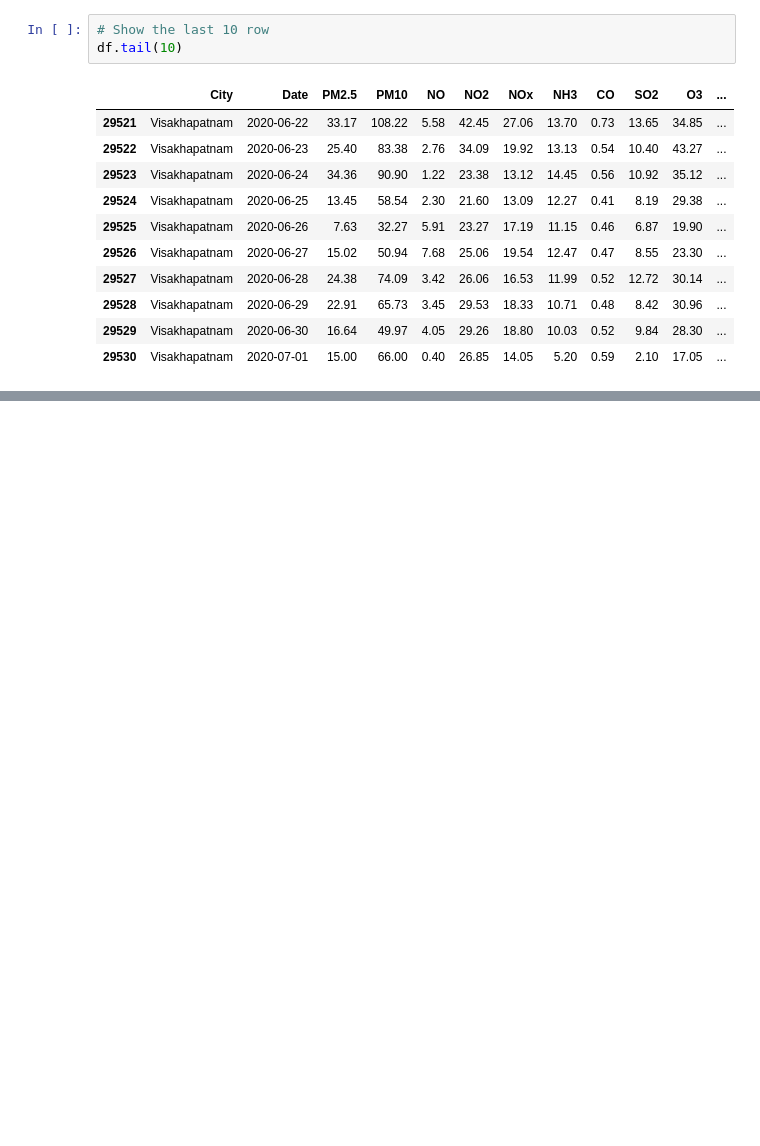
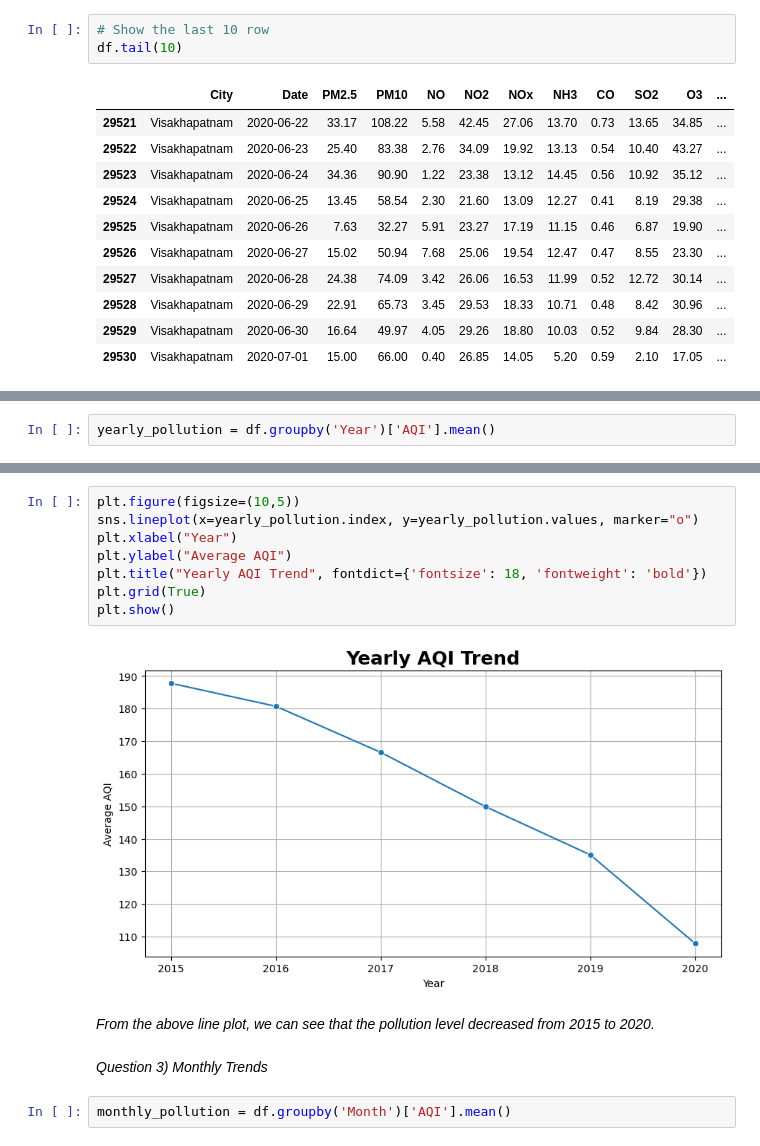
Before and after one commit to Ayu8424/Pollution-Project, a Jupyter notebook: Ayan_Pollution_project/ayan_final_project.ipynb, the cells around one changed output, grey strips where cells are left out. Drawn from its saved outputs; the diff is of its cells as text; blank space fills up the shorter version.

```diff
--- a/Ayan_Pollution_project/ayan_final_project.ipynb
+++ b/Ayan_Pollution_project/ayan_final_project.ipynb
@@ -38,0 +342,2 @@ df.tail(10)
+# %%
+yearly_pollution = df.groupby('Year')['AQI'].mean()
@@ -38,0 +355,16 @@ df.tail(10)
+# %%
+plt.figure(figsize=(10,5))
+sns.lineplot(x=yearly_pollution.index, y=yearly_pollution.values, marker="o")
+plt.xlabel("Year")
+plt.ylabel("Average AQI")
+plt.title("Yearly AQI Trend", fontdict={'fontsize': 18, 'fontweight': 'bold'})
+plt.grid(True)
+plt.show()
+# %% [output]
+[figure, added]
+# %% [markdown]
+*From the above line plot, we can see that the pollution level decreased from 2015 to 2020.*
+# %% [markdown]
+*Question 3) Monthly Trends*
+# %%
+monthly_pollution = df.groupby('Month')['AQI'].mean()
```
Also changed, not shown: parts of 55 cells of this notebook.
